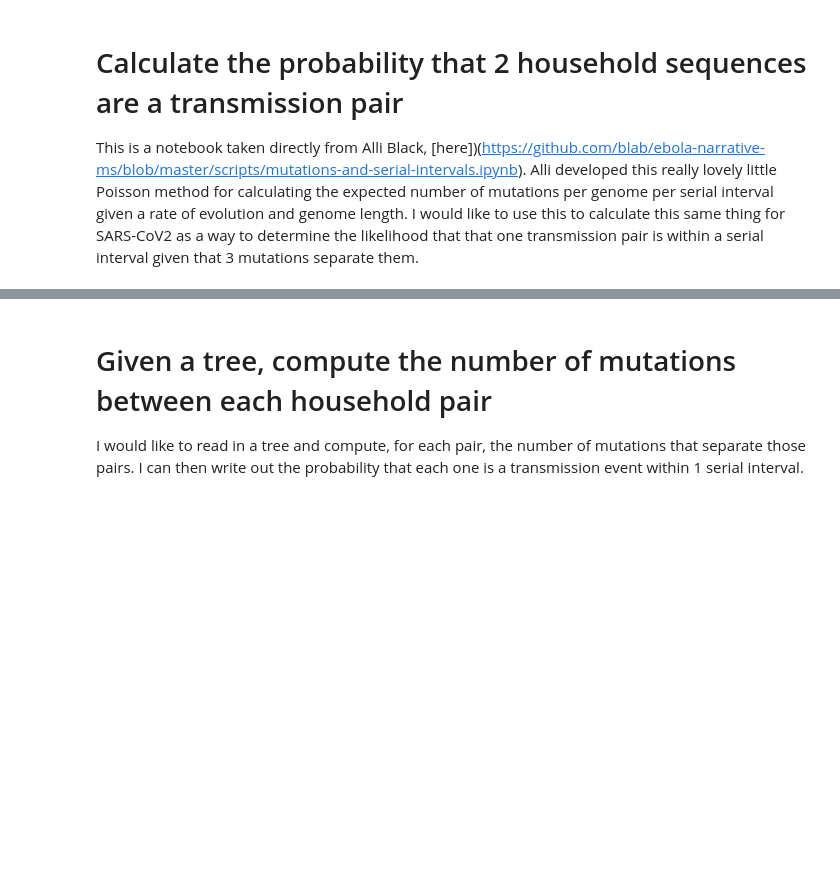
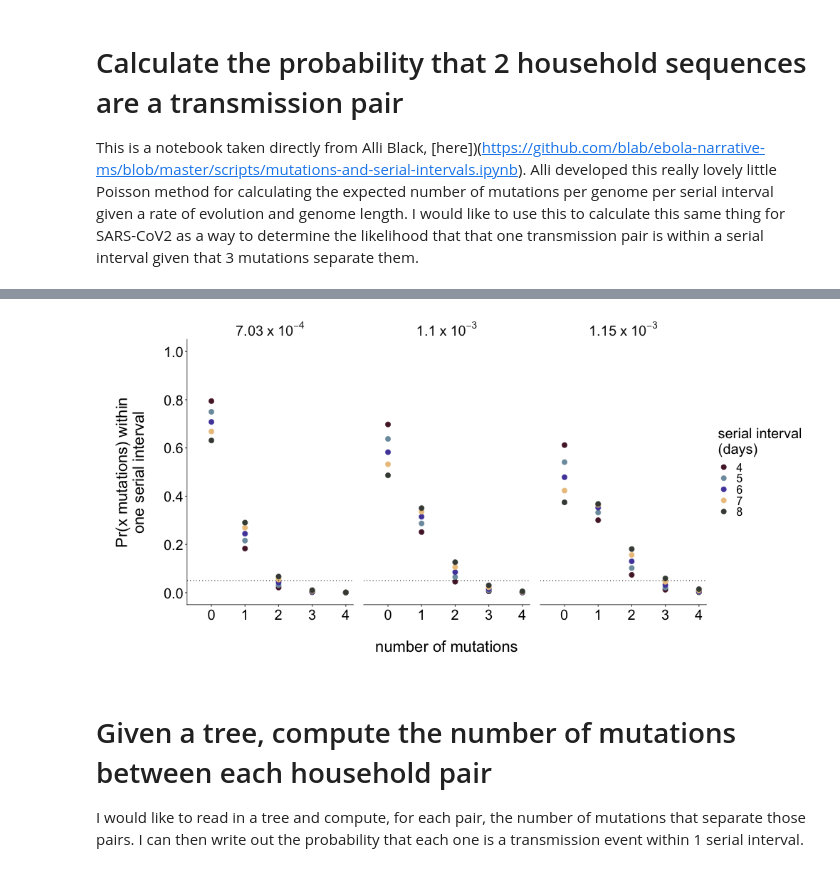
Before and after one commit to lmoncla/ncov-WI-within-host, a Jupyter notebook: scripts/calculate-probability-household-is-transmission-pair.ipynb, the cells around one changed output, grey strips where cells are left out. Cells and saved outputs as stored; diff of their text form; code cells hidden in the pictures; blank space fills up the shorter version.

```diff
--- a/scripts/calculate-probability-household-is-transmission-pair.ipynb
+++ b/scripts/calculate-probability-household-is-transmission-pair.ipynb
@@ -16,3 +20,8 @@ bt = imp.load_source('baltic', '../baltic/baltic.py')
+# %%
+# read in the current date
+from datetime import date
+today = date.today()
+current_date = str(today.strftime("%Y-%m-%d"))
 # %%
 #purple: 5248AA
 #blue: 7C9BAC
@@ -91,3 +160,62 @@ print(probabilities_of_n_mutations_given_poisson_dist)
+# %%
+purple = "#5248AA"
+blue = "#7C9BAC"
+yellow = "#ECC58C"
+red = "#551E32"
+green = "#434A42"
+# %%
+%%R -w 1000 -h 500 -u px -i df,current_date,purple,blue,yellow,red,green # this sets the size of the plot...otherwise, it will go off the page\n",
+require(ggplot2)
+library(ggplot2)
+
+
+output_filename = paste("Supplemental-figure-8-",current_date,".png", sep="")
+
+df$substitution_rate = gsub("E", " x 10", df$substitution_rate)
+df$substitution_rate = gsub("-03", "^-3", df$substitution_rate)
+df$substitution_rate = gsub("-04", "^-4", df$substitution_rate)
+df$substitution_ratef = factor(df$substitution_rate, levels=c("7.03 x 10^-4","1.10 x 10^-3","1.50 x 10^-3"),
+                              labels=c("7.03~x~10^{-4}","1.10~x~10^{-3}","1.15~x~10^{-3}"))
+
+df$serial_interval = as.character(df$serial_interval)
+df$group <- paste(df$substitution_rate,df$serial_interval,sep="_")
+
+p1 <- ggplot(df, aes(x=n_muts, y=prob, color=serial_interval))+
+    geom_point(size=3)+
+    facet_grid(.~substitution_ratef, labeller = label_parsed)+
+    #geom_line()+
+    geom_hline(yintercept=0.05, linetype=3)+
+    scale_color_manual(values=c("4"=red,"5"=blue,"6"=purple,"7"=yellow,"8"=green))+
+    #scale_shape_manual(values=c("0.000703"=6,"0.0011"=14,"0.0015"=8))+
+    theme(panel.grid.major=element_line(colour=NA,size=NA))+
+    theme(panel.grid.minor=element_line(colour=NA,size=NA))+
+    scale_y_continuous(limits=c(0,1), breaks=seq(0,1,0.2))+
+    scale_x_continuous(breaks=seq(0,4,1), limits=c(-0.5,4))+
+    theme(plot.title=element_text(size=13))+
+    theme(strip.background = element_rect(colour=NA, fill=NA))+
+    theme(plot.margin=unit(c(0.1,0.1,0.1,0.1),"cm"))+
+    theme(axis.line.x=element_line(colour="black"))+
+    theme(axis.line.y=element_line(colour="black"))+
+    theme(axis.title.y=element_text(size=22, hjust=0.5, vjust=0.5))+
+    theme(axis.title.x=element_text(size=22, vjust=0.5))+
+    theme(axis.text.y=element_text(size=20, colour="black"))+
+    theme(axis.text.x=element_text(hjust=0.5, vjust=0.5, size=20, colour="black"))+
+    theme(legend.text=element_text(size=16))+
+    theme(legend.title=element_text(size=20))+
+    #theme(legend.position = c(0.9, 0.6))+ # (0,0) is bottom left, (1,1) is top right
+    theme(panel.margin=unit(1, "lines"))+
+    theme(legend.key.size=unit(0.55, "cm"))+
+    theme(panel.background=element_rect(fill=NA))+
+    theme(legend.key=element_rect(fill=NA))+
+    theme(strip.text=element_text(size=20))+
+    labs(y="\nPr(x mutations) within\none serial interval\n",x="\nnumber of mutations\n", color="serial interval\n(days)")
+#       scale_y_continuous(limits=c(-0.1,1.2), breaks=seq(0,1.2,0.2))+
+
+
+ggsave(output_filename, p1, width = 12, height = 5, path="../figures/individual-pdfs/")
+p1
+# %% [output]
+[figure, added]
 # %%
 def get_probability_given_n_muts_and_n_serial_intervals(subs_per_genome_per_serial_interval, n_serial_intervals, n_mutations_to_assess_probability_of):
     '''
```
Also changed, not shown: parts of 8 cells of this notebook, 1 other file.
